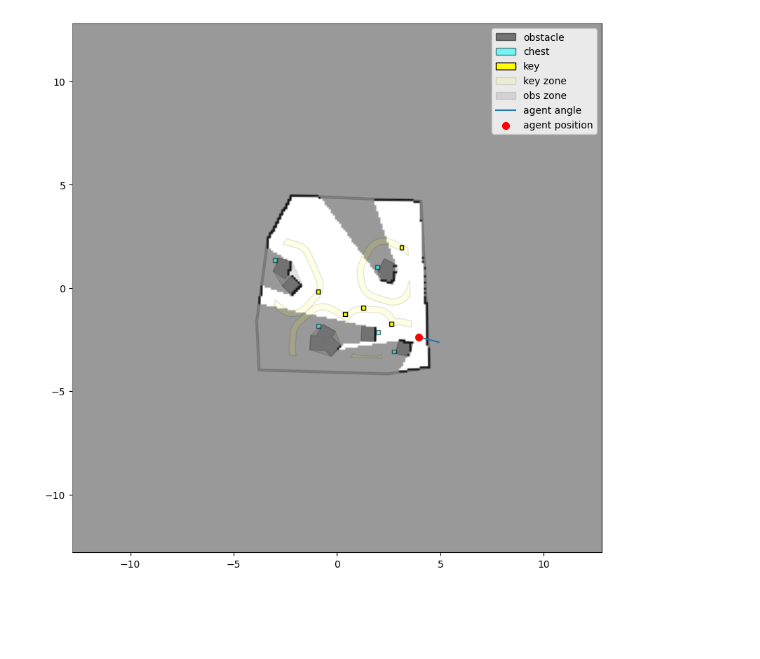
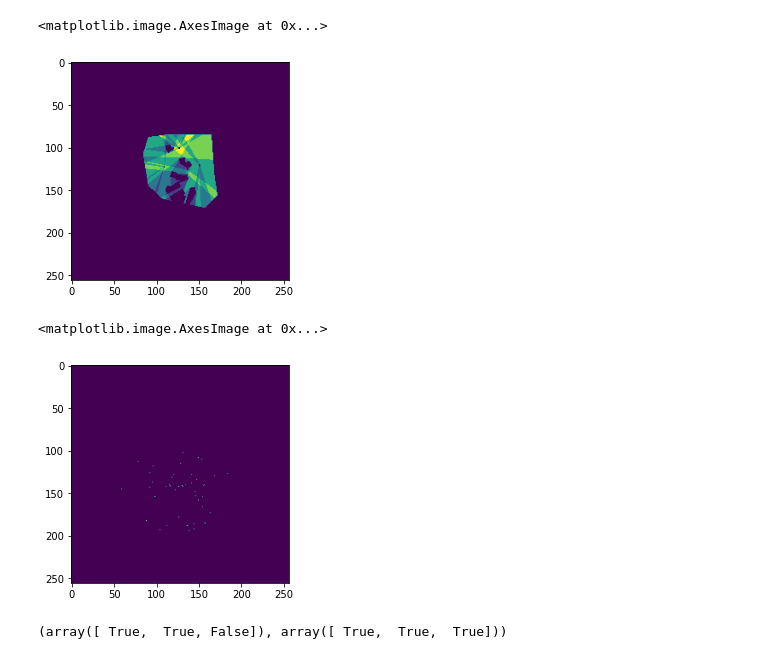
Before and after one commit to wwwshwww/navstack-gym, a Jupyter notebook: inspect/inspect_env.ipynb, the cells around one changed output. Cells and saved outputs as stored; diff of their text form; code cells hidden in the pictures; blank space fills up the shorter version.

```diff
--- a/inspect/inspect_env.ipynb
+++ b/inspect/inspect_env.ipynb
@@ -51,4 +36,30 @@ plt.imshow(heat)
-# %%
-env.render()
-# %% [output]
-[figure, removed]
+# %%
+N = 5
+heat = np.zeros_like(env.observation_space.sample())
+for i in range(N):
+    obs = env.reset(is_generate_room=False)
+    # heat += (env.scener.env_pixel == MAP_PASS_VAL) / N
+    heat += (env.actioner.occupancy_map == MAP_PASS_VAL) / N
+    # heat += (obs == MAP_OBS_VAL) / N
+
+plt.imshow(heat)
+# %% [output]
+<matplotlib.image.AxesImage at 0x...>
+[figure, added]
+# %%
+N = 10
+heat = np.zeros_like(env.observation_space.sample())
+for i in range(N):
+    obs, _, _, _ = env.step(env.action_space.sample())
+    # heat += (env.scener.env_pixel == MAP_PASS_VAL) / N
+    # heat += (env.actioner.occupancy_map == MAP_PASS_VAL) / N
+    heat += (obs == MAP_OBS_VAL) / N
+
+plt.imshow(heat)
+# %% [output]
+<matplotlib.image.AxesImage at 0x...>
+[figure, added]
+# %%
+env.unfound_key, env.unfound_chest
+# %% [output]
+(array([ True,  True, False]), array([ True,  True,  True]))
```
Also changed, not shown: parts of 12 cells of this notebook, 7 other files.
